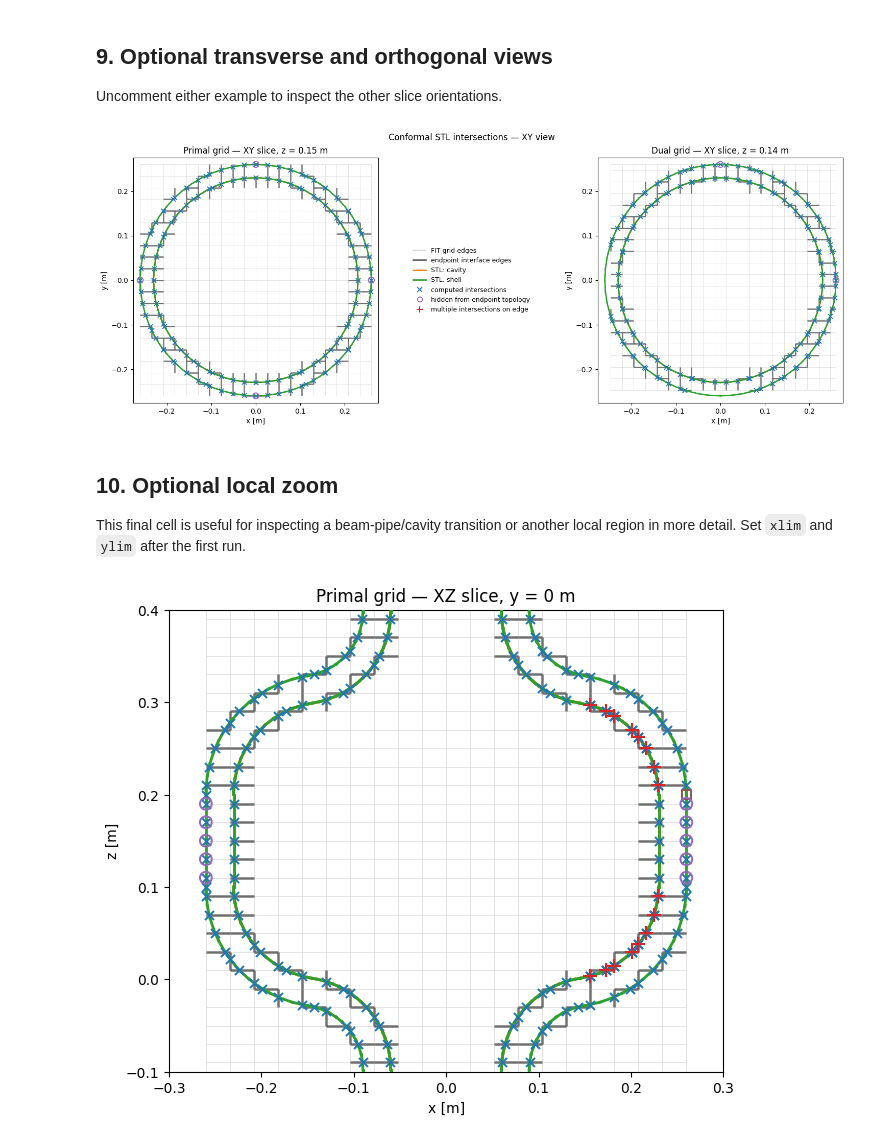
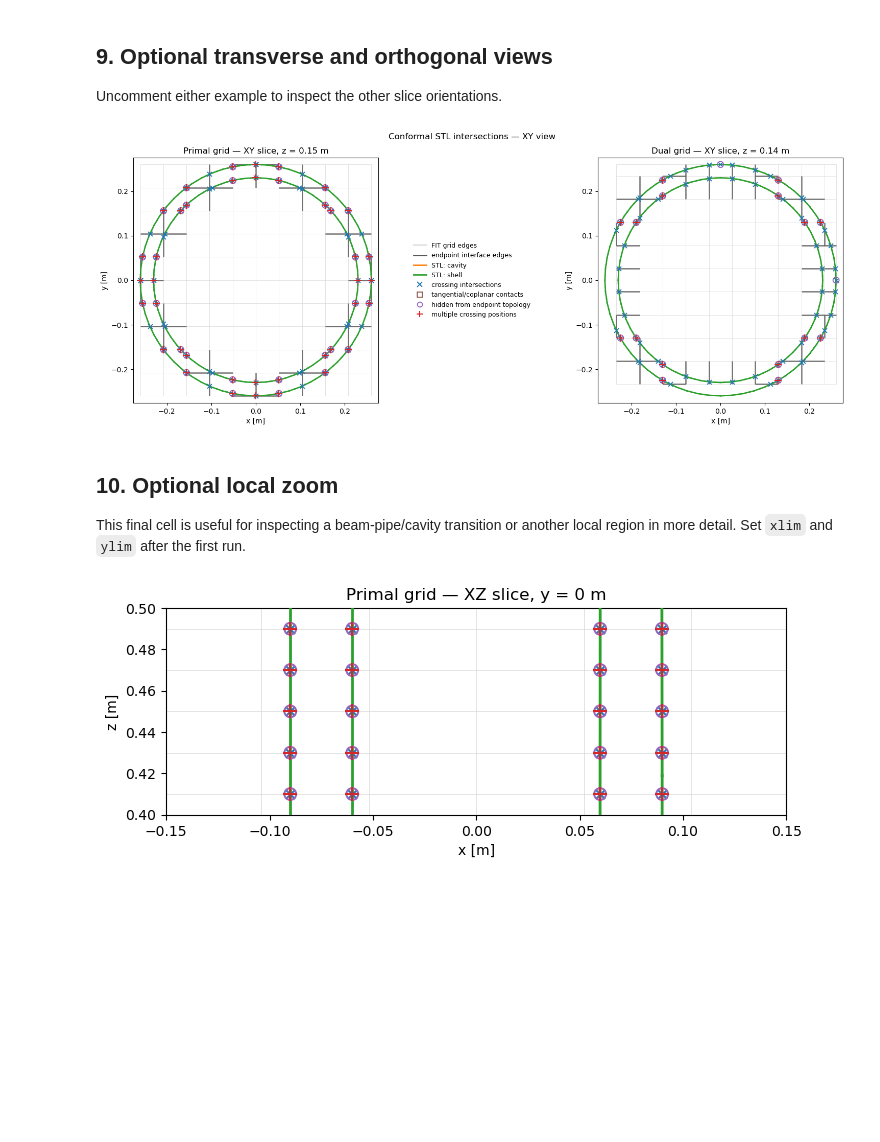
Before and after one commit to hschreib-tet/Wakis, a Jupyter notebook: notebooks/010_conformal_stl_intersections_visual_test.ipynb, the cells around one changed output. Cells and saved outputs as stored; diff of their text form; code cells hidden in the pictures; blank space fills up the shorter version.

```diff
--- a/notebooks/010_conformal_stl_intersections_visual_test.ipynb
+++ b/notebooks/010_conformal_stl_intersections_visual_test.ipynb
@@ -35,26 +35,23 @@ The resolution below is intentionally moderate. It is sufficient for a visual di
 `GridFIT3D(..., geometry_mode="conformal")` builds the primal and dual point classifications, region topology, endpoint-interface masks, and geometric STL intersections.
 # %%
 stl_solids = {
-    "cavity": cavity_stl,
     "shell": shell_stl,
 }
 
 stl_materials = {
-    "cavity": "vacuum",
     "shell": [30.0, 1.0, 30.0],
 }
 
 # Geometry diagnostic only: both STL regions use normal treatment here.
 stl_material_types = {
-    "cavity": "normal",
     "shell": "normal",
 }
 
 combined_surface = pv.read(cavity_stl) + pv.read(shell_stl)
 xmin, xmax, ymin, ymax, zmin, zmax = combined_surface.bounds
 
-Nx = 20
-Ny = 20
+Nx = 10
+Ny = 10
 Nz = 40
 
 grid = GridFIT3D(
@@ -943,7 +955,7 @@ result_xy = plot_primal_dual(
 )
 plt.show()
 # %% [output]
-[figure, old version]
+[figure, new version]
 # %%
 # Central YZ plane
 # result_yz = plot_primal_dual(
@@ -958,18 +970,18 @@ This final cell is useful for inspecting a beam-pipe/cavity transition or anothe
 # %%
 fig, ax = plt.subplots(figsize=(8, 6))
 
 plot_interface_slice(
     "primal",
     plane="xz",
     slice_value=0.5 * (ymin + ymax),
     show_full_grid=True,
     ax=ax,
 )
 
 # Example zoom limits:
-ax.set_xlim(-0.3, 0.3)
-ax.set_ylim(-0.1, 0.4)
+ax.set_xlim(-0.15, 0.15)
+ax.set_ylim(0.4, 0.5)
 
 plt.show()
 # %% [output]
-[figure, old version]
+[figure, new version]
```
Also changed, not shown: parts of 3 cells of this notebook, 4 other files.
